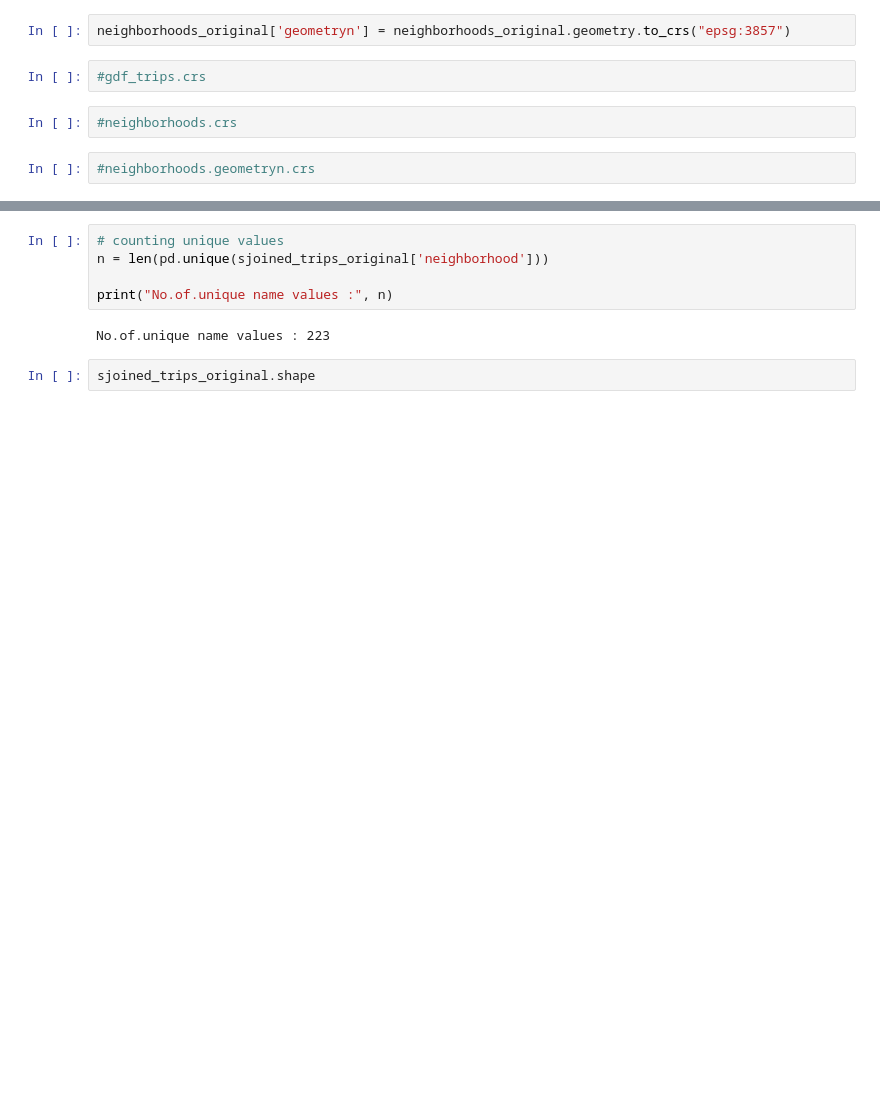
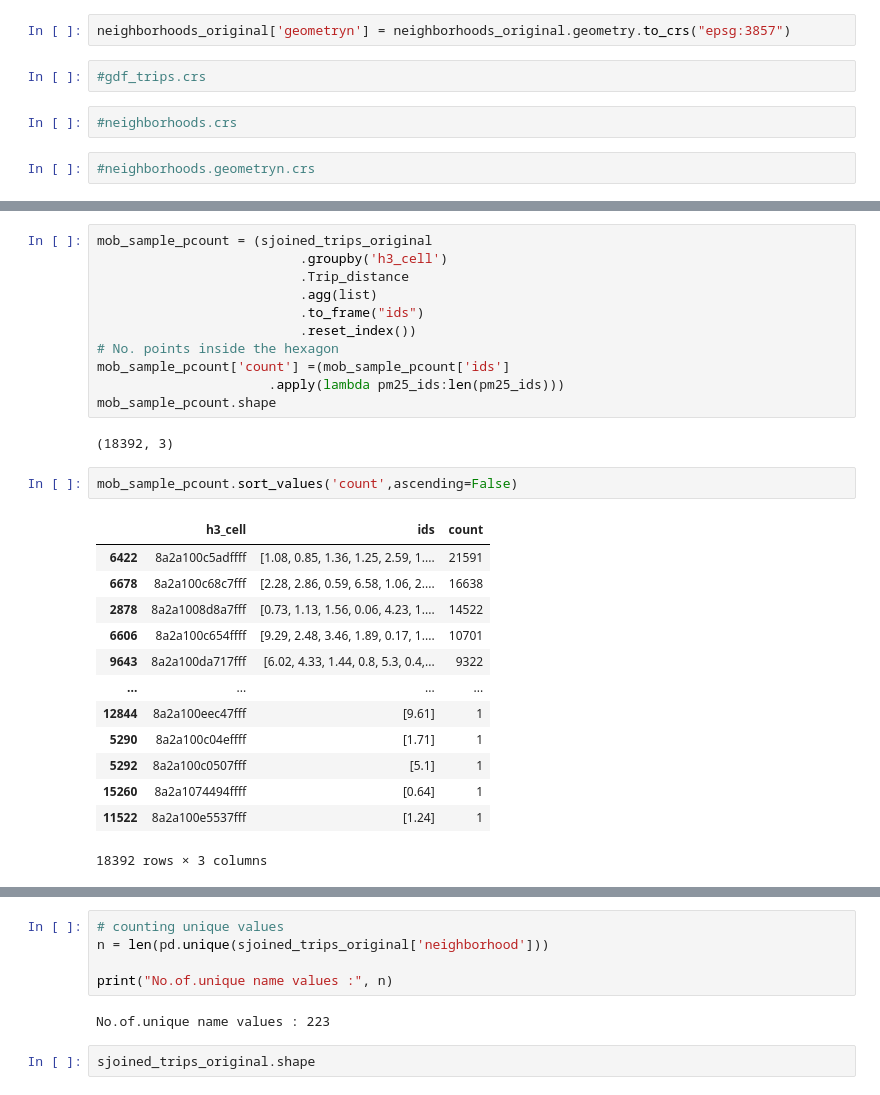
Before and after one commit to Dr-Isam-ALJAWARNEH/ds-project-thematic-maps, a Jupyter notebook: code/stratified_sampling_RMSE_mobility_NYC.ipynb, the cells around one changed output, grey strips where cells are left out. Saved outputs shown, nothing was run; the diff lists cells and outputs as text; blank space fills up the shorter version.

```diff
--- a/code/stratified_sampling_RMSE_mobility_NYC.ipynb
+++ b/code/stratified_sampling_RMSE_mobility_NYC.ipynb
@@ -175,0 +224,29 @@ Wall time: 11 s
+# %%
+mob_sample_pcount = (sjoined_trips_original
+                          .groupby('h3_cell')
+                          .Trip_distance
+                          .agg(list)
+                          .to_frame("ids")
+                          .reset_index())
+# No. points inside the hexagon
+mob_sample_pcount['count'] =(mob_sample_pcount['ids']
+                      .apply(lambda pm25_ids:len(pm25_ids)))
+mob_sample_pcount.shape
+# %% [output]
+(18392, 3)
+# %%
+mob_sample_pcount.sort_values('count',ascending=False)
+# %% [output]
+|  | h3_cell | ids | count |
+| 6422 | 8a2a100c5adffff | [1.08, 0.85, 1.36, 1.25, 2.59, 1.... | 21591 |
+| 6678 | 8a2a100c68c7fff | [2.28, 2.86, 0.59, 6.58, 1.06, 2.... | 16638 |
+| 2878 | 8a2a1008d8a7fff | [0.73, 1.13, 1.56, 0.06, 4.23, 1.... | 14522 |
+| 6606 | 8a2a100c654ffff | [9.29, 2.48, 3.46, 1.89, 0.17, 1.... | 10701 |
+| 9643 | 8a2a100da717fff | [6.02, 4.33, 1.44, 0.8, 5.3, 0.4,... | 9322 |
+| ... | ... | ... | ... |
+| 12844 | 8a2a100eec47fff | [9.61] | 1 |
+| 5290 | 8a2a100c04effff | [1.71] | 1 |
+| 5292 | 8a2a100c0507fff | [5.1] | 1 |
+| 15260 | 8a2a1074494ffff | [0.64] | 1 |
+| 11522 | 8a2a100e5537fff | [1.24] | 1 |
+18392 rows × 3 columns
```
Also changed, not shown: parts of 83 cells of this notebook, 1 other file.
